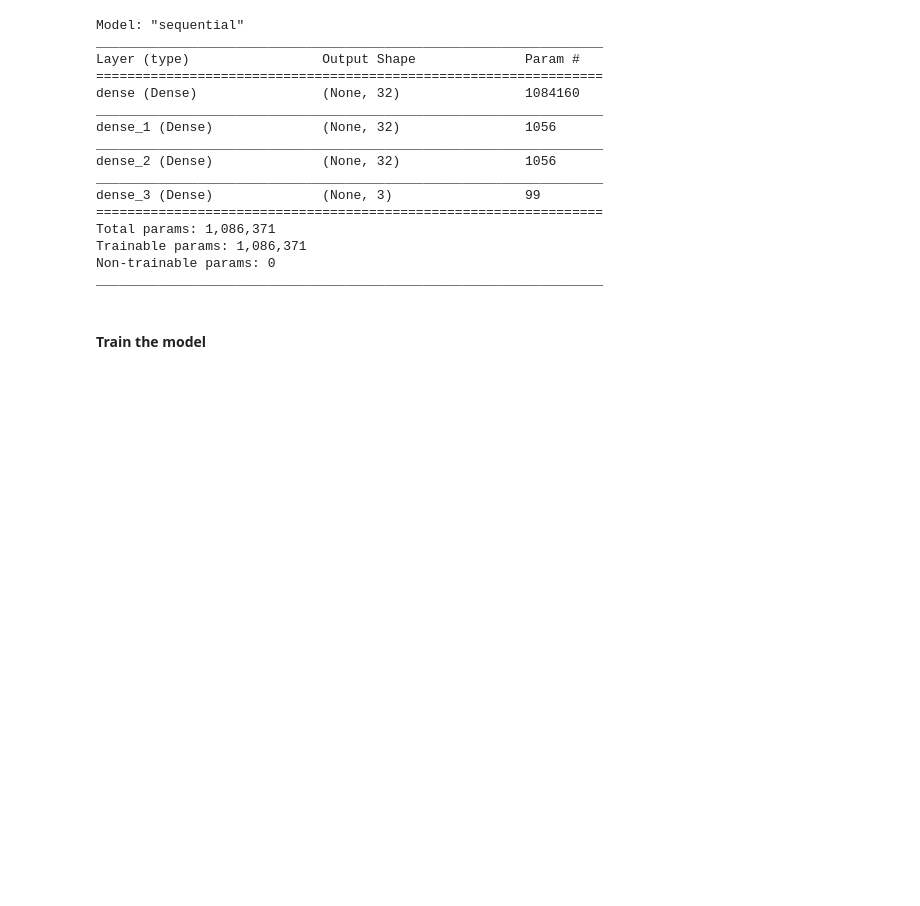
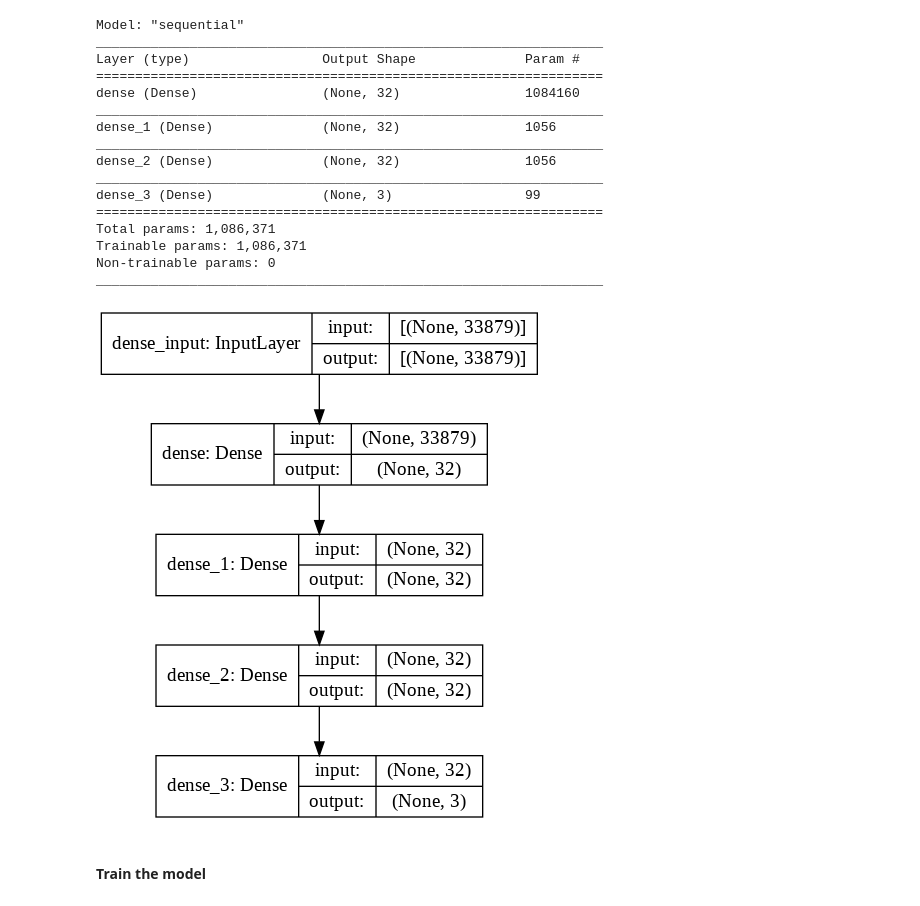
Before and after one commit to aravind-gk/Deep-Learning-for-NLP-Assignments, a Jupyter notebook: Assignment-2/DL_NLP_A2.ipynb, the cells around one changed output. Saved outputs shown, nothing was run; the diff lists cells and outputs as text; code cells hidden in the pictures; blank space fills up the shorter version.

```diff
--- a/Assignment-2/DL_NLP_A2.ipynb
+++ b/Assignment-2/DL_NLP_A2.ipynb
@@ -556,8 +559,8 @@ nltk.download('wordnet')
 from nltk.stem import WordNetLemmatizer
 wnl = WordNetLemmatizer()
 
-# for i in range(len(news)):
-#     news[i] = [wnl.lemmatize(word) for word in news[i]]
+for i in range(len(news)):
+    news[i] = [wnl.lemmatize(word) for word in news[i]]
 # %% [markdown]
 ###### ***Check text after lemmatization***
 # %%
@@ -658,6 +661,10 @@ Total params: 1,086,371
 Trainable params: 1,086,371
 Non-trainable params: 0
 _________________________________________________________________
+# %%
+tf.keras.utils.plot_model(model, show_shapes = True)
+# %% [output]
+[figure, added]
 # %% [markdown]
 #### **Train the model**
 # %%
```
Also changed, not shown: parts of 4 cells of this notebook, 3 other files.
